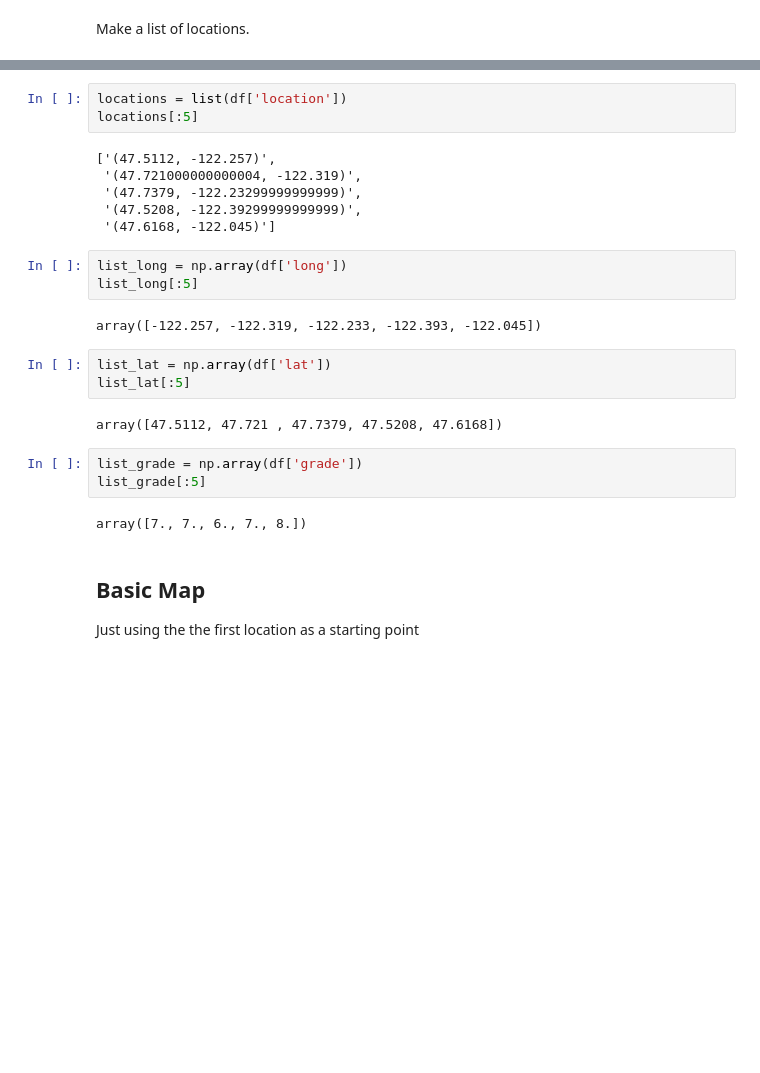
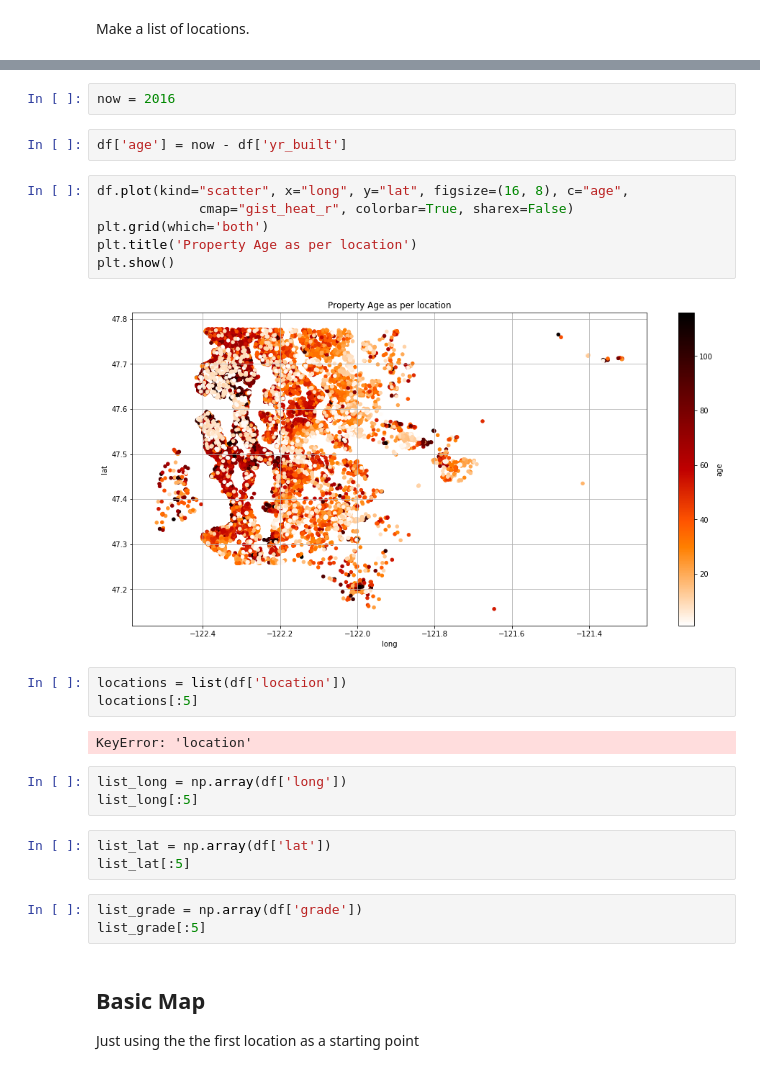
Before and after one commit to BanjiAjayi/Project1, a Jupyter notebook: Matt/Mapping_houses.ipynb, the cells around one changed output, grey strips where cells are left out. Drawn from its saved outputs; the diff is of its cells as text; blank space fills up the shorter version.

```diff
--- a/Matt/Mapping_houses.ipynb
+++ b/Matt/Mapping_houses.ipynb
@@ -30,27 +38,29 @@ Make a list of locations.
+# %%
+now = 2016
+# %%
+df['age'] = now - df['yr_built']
+# %%
+df.plot(kind="scatter", x="long", y="lat", figsize=(16, 8), c="age",
+             cmap="gist_heat_r", colorbar=True, sharex=False)
+plt.grid(which='both')
+plt.title('Property Age as per location')
+plt.show()
+# %% [output]
+[figure, added]
 # %%
 locations = list(df['location'])
 locations[:5]
 # %% [output]
-['(47.5112, -122.257)',
- '(47.721000000000004, -122.319)',
- '(47.7379, -122.23299999999999)',
- '(47.5208, -122.39299999999999)',
- '(47.6168, -122.045)']
+KeyError: 'location'
 # %%
 list_long = np.array(df['long'])
 list_long[:5]
-# %% [output]
-array([-122.257, -122.319, -122.233, -122.393, -122.045])
 # %%
 list_lat = np.array(df['lat'])
 list_lat[:5]
-# %% [output]
-array([47.5112, 47.721 , 47.7379, 47.5208, 47.6168])
 # %%
 list_grade = np.array(df['grade'])
 list_grade[:5]
-# %% [output]
-array([7., 7., 6., 7., 8.])
 # %% [markdown]
 ## Basic Map
 
```
Also changed, not shown: parts of 8 cells of this notebook, 2 other files.
